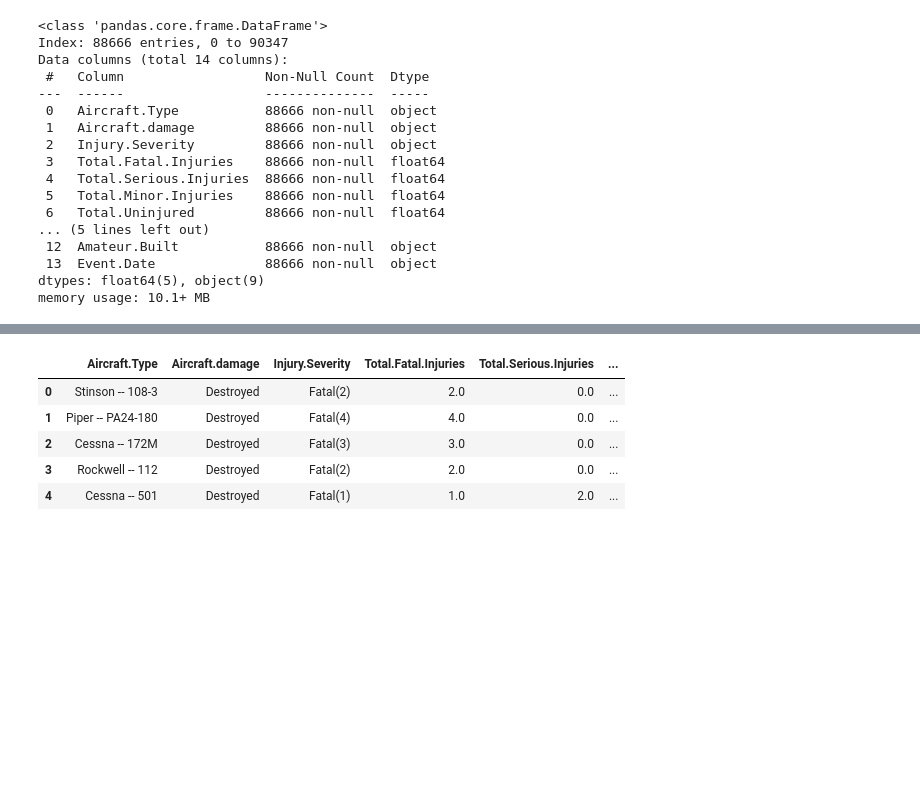
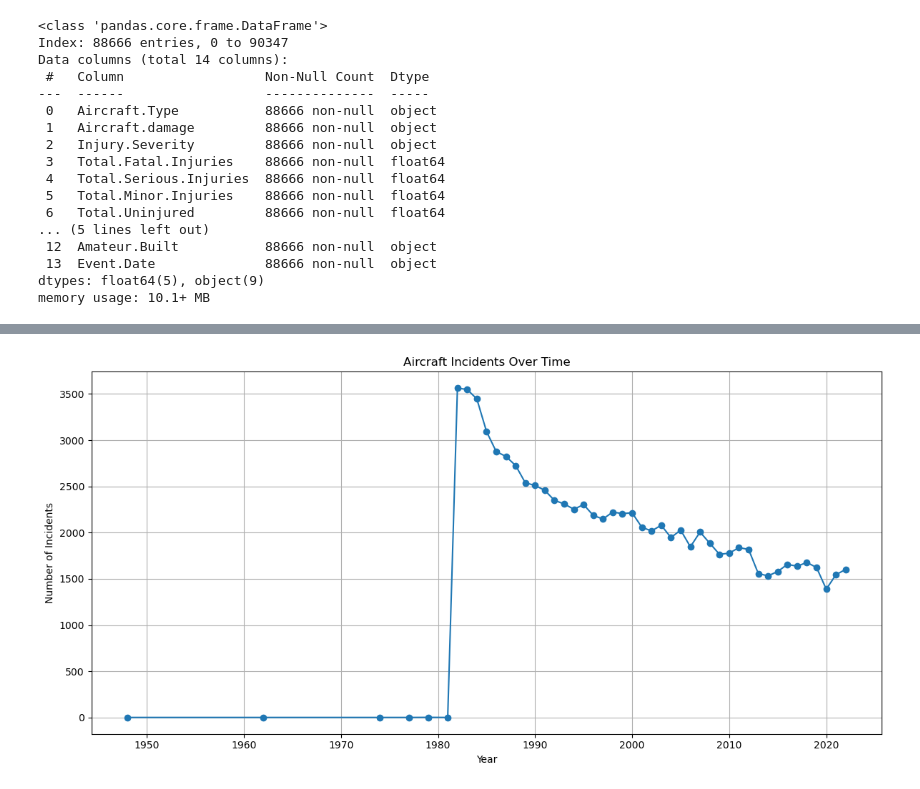
Before and after one commit to ralphy89/dsc-phase-1-project, a Jupyter notebook: working_notebook.ipynb, the cells around one changed output, grey strips where cells are left out. Saved outputs shown, nothing was run; the diff lists cells and outputs as text; code cells hidden in the pictures; blank space fills up the shorter version.

Commit message:
A part of the Data Analysis phase

```diff
--- a/working_notebook.ipynb
+++ b/working_notebook.ipynb
@@ -343,9 +350,21 @@ memory usage: 10.1+ MB
 # %%
-aviation_data.head()
+# First let's convert our 'Event.Date' column to datetime format
+aviation_data['Event.Date'] = pd.to_datetime(aviation_data['Event.Date'])
+
+# Extract year
+aviation_data['year'] = aviation_data['Event.Date'].dt.year
+
+# Count incidents per year
+incidents_per_year = aviation_data['year'].value_counts().sort_index()
+
+# Plot
+fig, ax = plt.subplots(figsize=(12, 6))
+ax.plot(incidents_per_year.index, incidents_per_year.values, marker='o')
+ax.set_title('Aircraft Incidents Over Time')
+ax.set_xlabel('Year')
+ax.set_ylabel('Number of Incidents')
+plt.grid(True)
+plt.tight_layout()
+plt.show()
 # %% [output]
-|  | Aircraft.Type | Aircraft.damage | Injury.Severity | Total.Fatal.Injuries | Total.Serious.Injuries | ... |
-| 0 | Stinson -- 108-3 | Destroyed | Fatal(2) | 2.0 | 0.0 | ... |
-| 1 | Piper -- PA24-180 | Destroyed | Fatal(4) | 4.0 | 0.0 | ... |
-| 2 | Cessna -- 172M | Destroyed | Fatal(3) | 3.0 | 0.0 | ... |
-| 3 | Rockwell -- 112 | Destroyed | Fatal(2) | 2.0 | 0.0 | ... |
-| 4 | Cessna -- 501 | Destroyed | Fatal(1) | 1.0 | 2.0 | ... |
+[figure, added]
```
Also changed, not shown: parts of 14 cells of this notebook, 1 other file.
